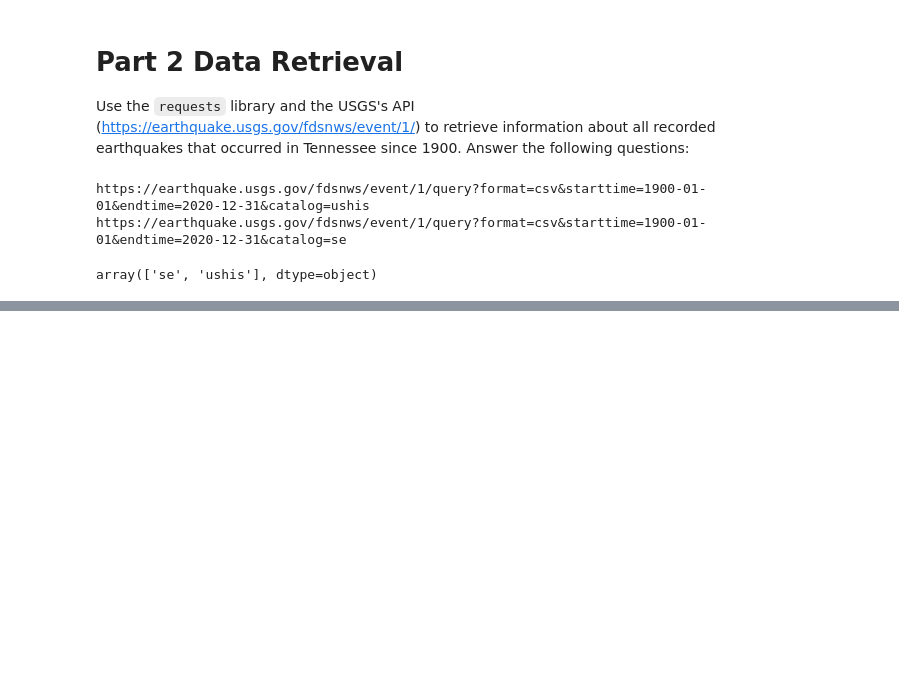
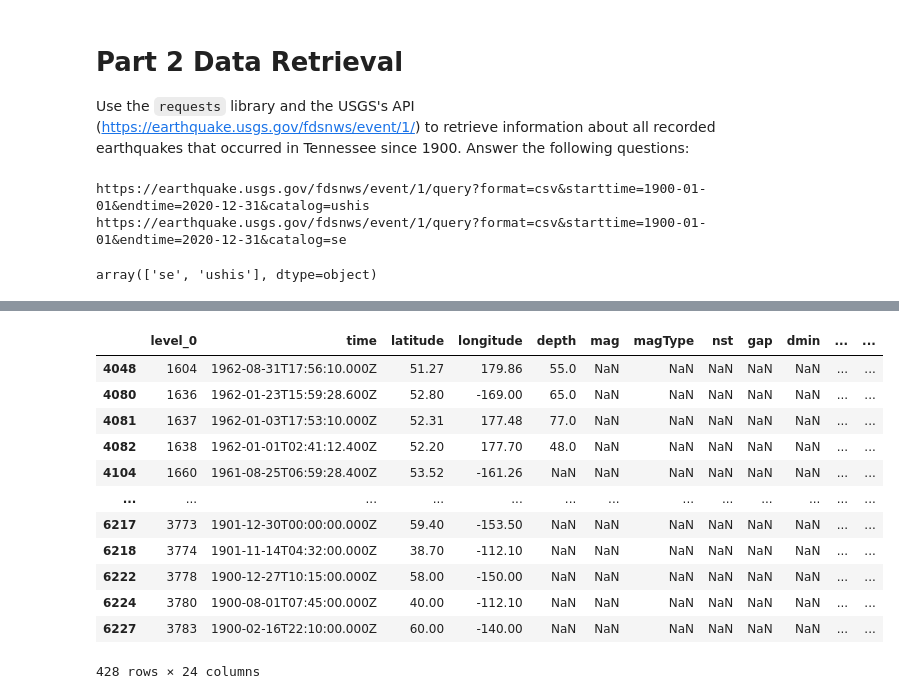
Before and after one commit to nss-data-science-cohort-4/dq3-earthquakes-fully-loaded-nachos, a Jupyter notebook: Notebooks/02_raw_download.ipynb, the cells around one changed output, grey strips where cells are left out. Saved outputs shown, nothing was run; the diff lists cells and outputs as text; code cells hidden in the pictures; blank space fills up the shorter version.

```diff
--- a/Notebooks/02_raw_download.ipynb
+++ b/Notebooks/02_raw_download.ipynb
@@ -65,0 +68,17 @@ tn_eq.shape
+# %%
+#find any records that don't have a valid mag
+tn_eq[tn_eq['mag'].isnull()]
+# %% [output]
+|  | level_0 | time | latitude | longitude | depth | mag | magType | nst | gap | dmin | ... | ... |
+| 4048 | 1604 | 1962-08-31T17:56:10.000Z | 51.27 | 179.86 | 55.0 | NaN | NaN | NaN | NaN | NaN | ... | ... |
+| 4080 | 1636 | 1962-01-23T15:59:28.600Z | 52.80 | -169.00 | 65.0 | NaN | NaN | NaN | NaN | NaN | ... | ... |
+| 4081 | 1637 | 1962-01-03T17:53:10.000Z | 52.31 | 177.48 | 77.0 | NaN | NaN | NaN | NaN | NaN | ... | ... |
+| 4082 | 1638 | 1962-01-01T02:41:12.400Z | 52.20 | 177.70 | 48.0 | NaN | NaN | NaN | NaN | NaN | ... | ... |
+| 4104 | 1660 | 1961-08-25T06:59:28.400Z | 53.52 | -161.26 | NaN | NaN | NaN | NaN | NaN | NaN | ... | ... |
+| ... | ... | ... | ... | ... | ... | ... | ... | ... | ... | ... | ... | ... |
+| 6217 | 3773 | 1901-12-30T00:00:00.000Z | 59.40 | -153.50 | NaN | NaN | NaN | NaN | NaN | NaN | ... | ... |
+| 6218 | 3774 | 1901-11-14T04:32:00.000Z | 38.70 | -112.10 | NaN | NaN | NaN | NaN | NaN | NaN | ... | ... |
+| 6222 | 3778 | 1900-12-27T10:15:00.000Z | 58.00 | -150.00 | NaN | NaN | NaN | NaN | NaN | NaN | ... | ... |
+| 6224 | 3780 | 1900-08-01T07:45:00.000Z | 40.00 | -112.10 | NaN | NaN | NaN | NaN | NaN | NaN | ... | ... |
+| 6227 | 3783 | 1900-02-16T22:10:00.000Z | 60.00 | -140.00 | NaN | NaN | NaN | NaN | NaN | NaN | ... | ... |
+428 rows × 24 columns
```
Also changed, not shown: parts of 18 cells of this notebook.
